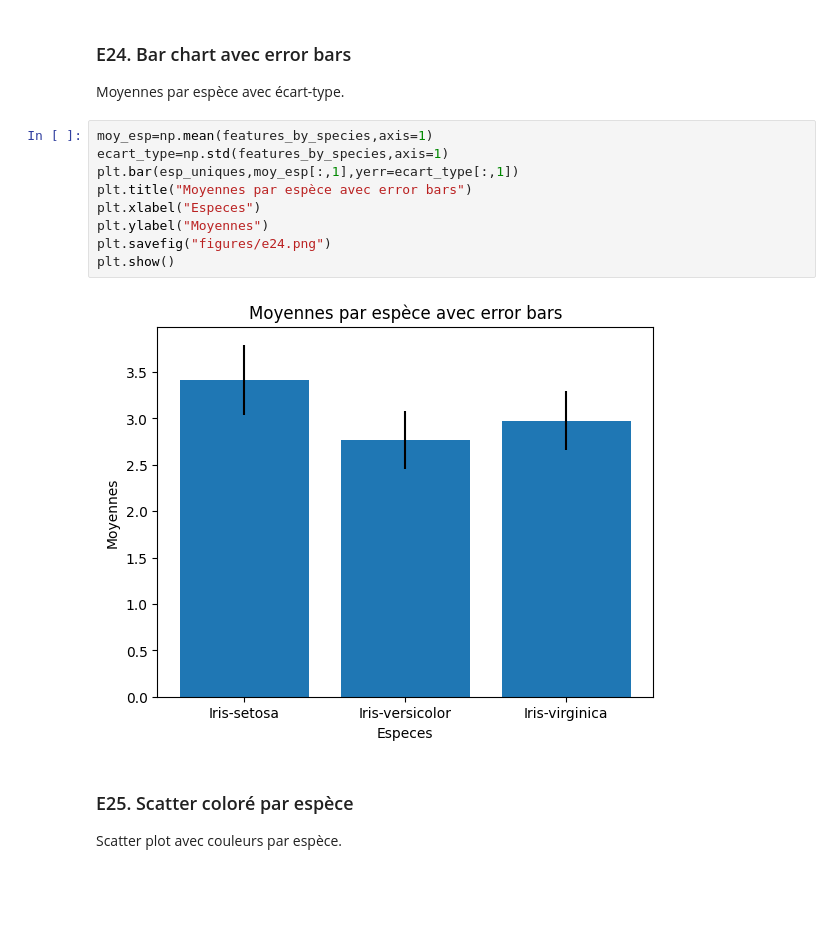
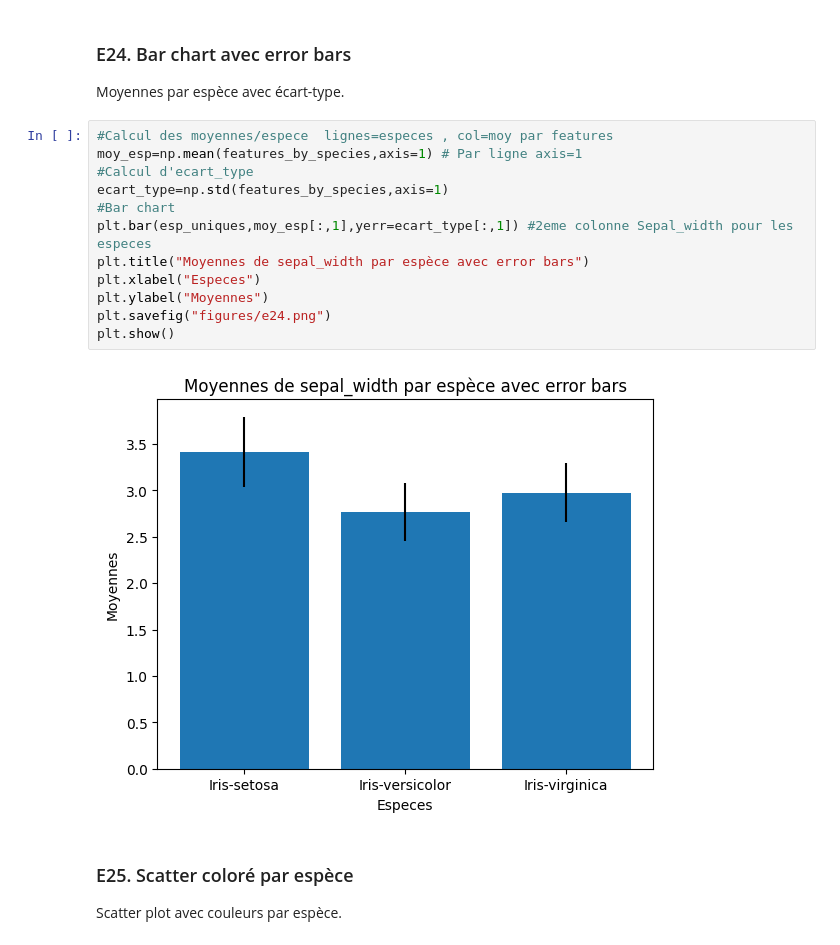
Before and after one commit to USMS-FPK-IA-GI-2025/controle-01-numpy-and-matplotlib-iris-NadiaElmahi9808, a Jupyter notebook: notebooks/controle_numpy_matplotlib.ipynb, the cells around one changed output. Drawn from its saved outputs; the diff is of its cells as text; blank space fills up the shorter version.

```diff
--- a/notebooks/controle_numpy_matplotlib.ipynb
+++ b/notebooks/controle_numpy_matplotlib.ipynb
@@ -313,16 +323,19 @@ plt.show()
 ### E24. Bar chart avec error bars
 Moyennes par espèce avec écart-type.
 # %%
-moy_esp=np.mean(features_by_species,axis=1)
+#Calcul des moyennes/espece  lignes=especes , col=moy par features
+moy_esp=np.mean(features_by_species,axis=1) # Par ligne axis=1
+#Calcul d'ecart_type
 ecart_type=np.std(features_by_species,axis=1)
-plt.bar(esp_uniques,moy_esp[:,1],yerr=ecart_type[:,1])
-plt.title("Moyennes par espèce avec error bars")
+#Bar chart
+plt.bar(esp_uniques,moy_esp[:,1],yerr=ecart_type[:,1]) #2eme colonne Sepal_width pour les especes
+plt.title("Moyennes de sepal_width par espèce avec error bars")
 plt.xlabel("Especes")
 plt.ylabel("Moyennes")
 plt.savefig("figures/e24.png")
 plt.show()
 # %% [output]
-[figure, old version]
+[figure, new version]
 # %% [markdown]
 ### E25. Scatter coloré par espèce
 Scatter plot avec couleurs par espèce.
```
Also changed, not shown: parts of 19 cells of this notebook.
